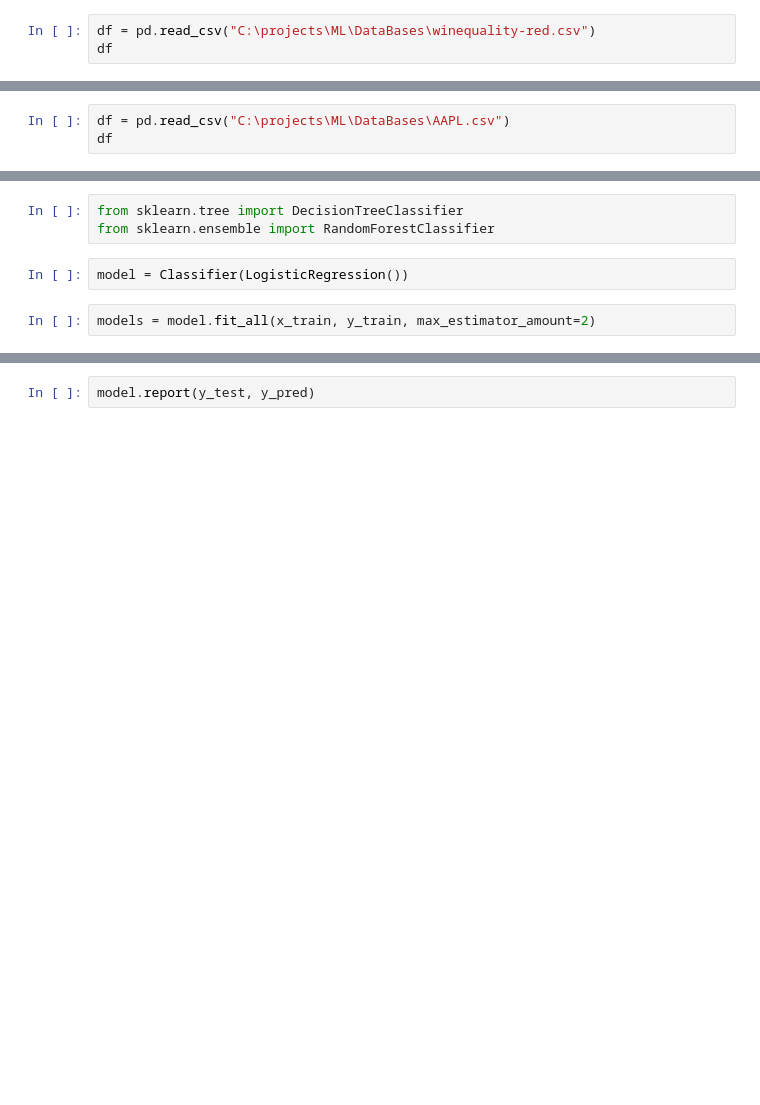
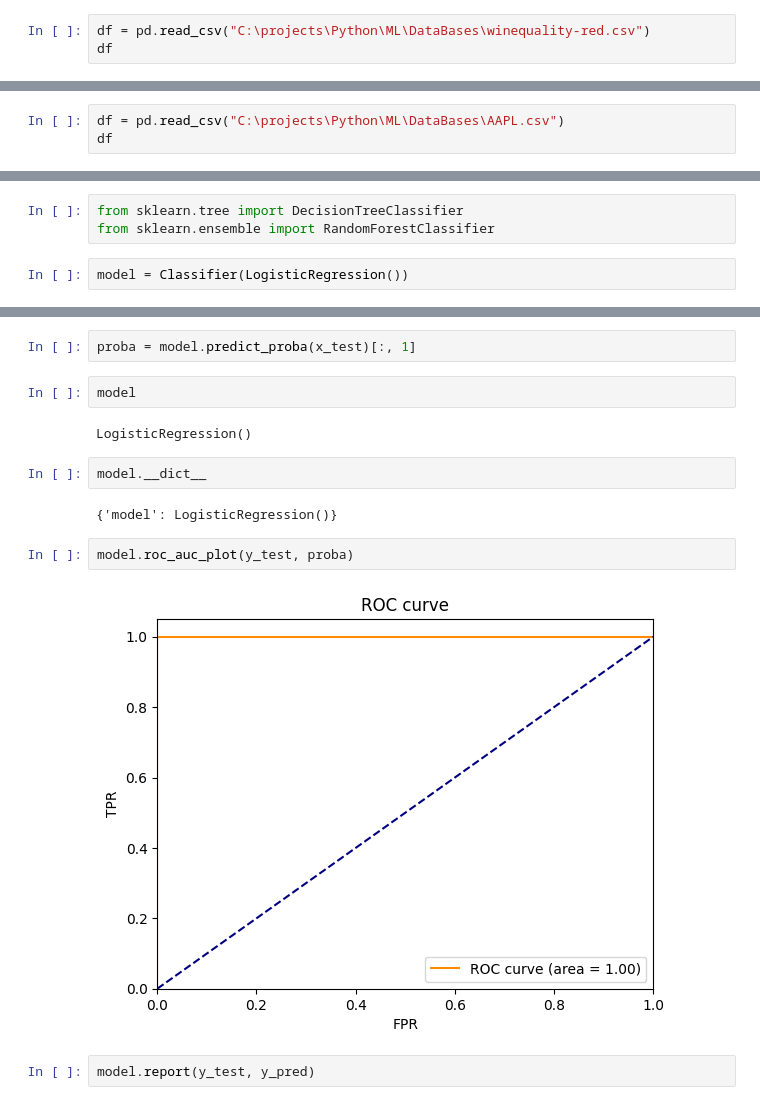
Before and after one commit to egrsid/ml_experiments, a Jupyter notebook: DAILY_WORK/homework_ml.ipynb, the cells around one changed output, grey strips where cells are left out. Saved outputs shown, nothing was run; the diff lists cells and outputs as text; blank space fills up the shorter version.

```diff
--- a/DAILY_WORK/homework_ml.ipynb
+++ b/DAILY_WORK/homework_ml.ipynb
@@ -1482,7 +1486,7 @@ class RecommendSystem:
 # %% [markdown]
 ## Бэггинг + стэккинг + бустинг
 # %%
-df = pd.read_csv("C:\projects\ML\DataBases\winequality-red.csv")
+df = pd.read_csv("C:\projects\Python\ML\DataBases\winequality-red.csv")
 df
 # %% [output]
 |  | fixed acidity | volatile acidity | citric acid | residual sugar | chlorides | free sulfur dioxide | ... |
@@ -1615,6 +1619,6 @@ Error calculating root_mean_squared_log_error: Mean Squared Logarithmic Error ca
  'd2_absolute_error_score': 0.9994612456373687,
  'root_mean_squared_error': 0.10690066107981179}
 # %%
-df = pd.read_csv("C:\projects\ML\DataBases\AAPL.csv")
+df = pd.read_csv("C:\projects\Python\ML\DataBases\AAPL.csv")
 df
 # %% [output]
@@ -1717,5 +2153,3 @@ from sklearn.tree import DecisionTreeClassifier
 from sklearn.ensemble import RandomForestClassifier
 # %%
 model = Classifier(LogisticRegression())
-# %%
-models = model.fit_all(x_train, y_train, max_estimator_amount=2)
@@ -1749,3 +2165,17 @@ y_pred = model.predict(x_test)
+# %%
+proba = model.predict_proba(x_test)[:, 1]
+# %%
+model
+# %% [output]
+LogisticRegression()
+# %%
+model.__dict__
+# %% [output]
+{'model': LogisticRegression()}
+# %%
+model.roc_auc_plot(y_test, proba)
+# %% [output]
+[figure, added]
 # %%
 model.report(y_test, y_pred)
 # %% [output]
```
Also changed, not shown: parts of 15 cells of this notebook, 2 other files.
